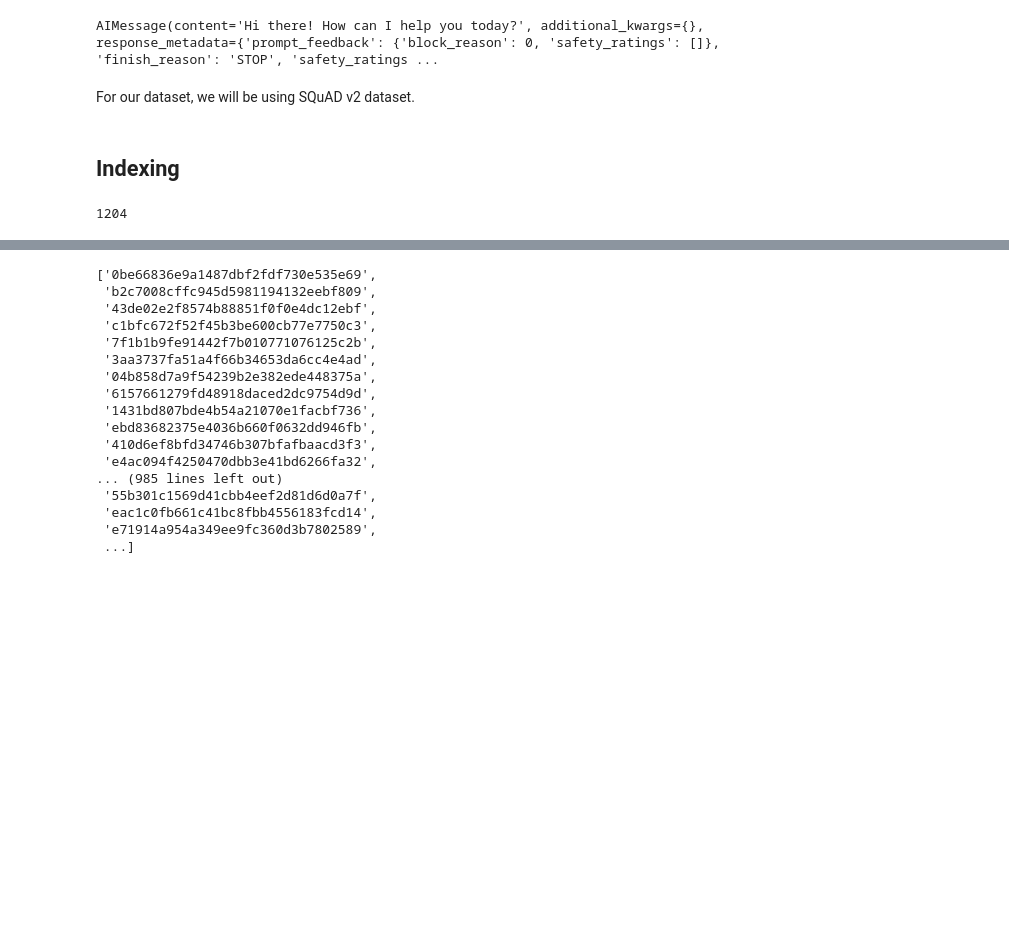
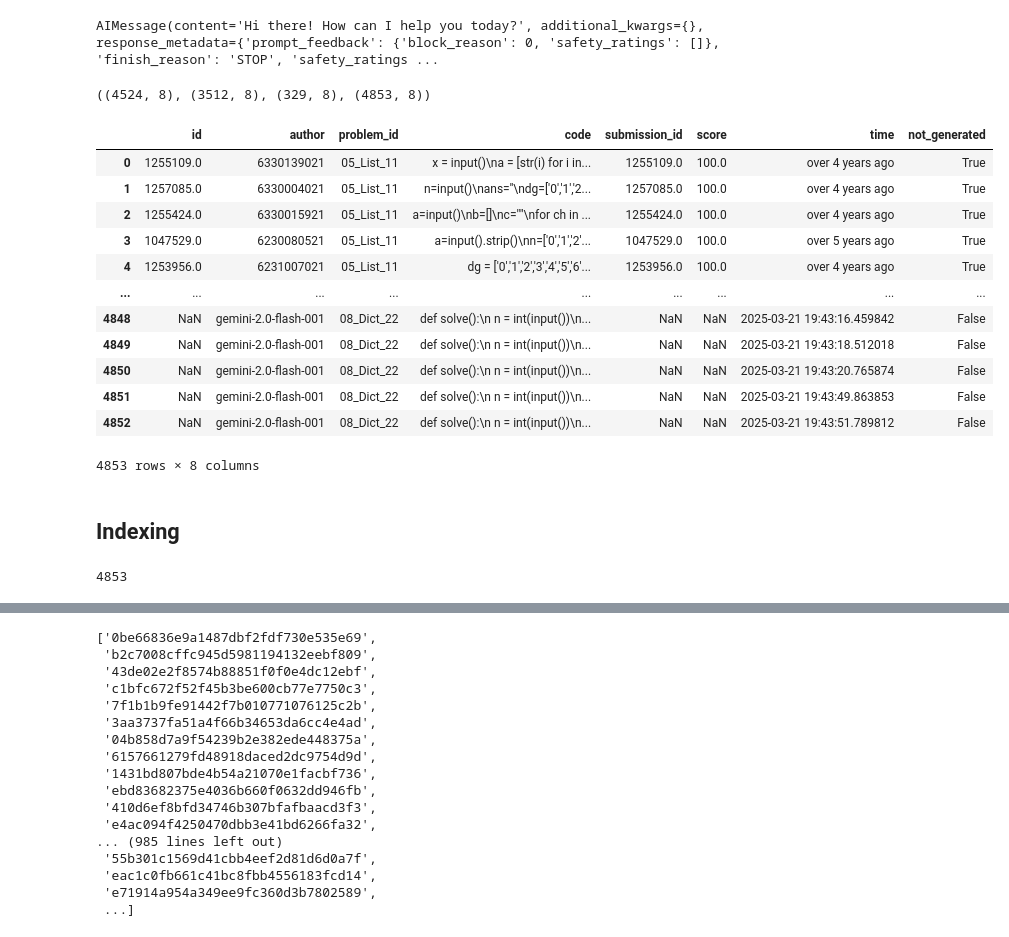
Before and after one commit to capstone-cp49/grader-rag, a Jupyter notebook: src/rag_prototype.ipynb, the cells around one changed output, grey strips where cells are left out. Cells and saved outputs as stored; diff of their text form; code cells hidden in the pictures; blank space fills up the shorter version.

```diff
--- a/src/rag_prototype.ipynb
+++ b/src/rag_prototype.ipynb
@@ -69,5 +69,3 @@ from langchain.retrievers.document_compressors import CrossEncoderReranker
 from langchain_community.cross_encoders import HuggingFaceCrossEncoder
 
 model = HuggingFaceCrossEncoder(model_name="Alibaba-NLP/gte-reranker-modernbert-base")
-# %% [markdown]
-For our dataset, we will be using SQuAD v2 dataset.
@@ -78,12 +72,48 @@ ds = datasets.load_dataset("rajpurkar/squad_v2", split="validation")
+# %%
+import pandas as pd
+
+submissions = pd.read_csv("./data/submissions.csv")
+submissions = submissions[submissions["score"] == 100.0]
+
+generated_submissions = pd.read_csv("./data/generated_submissions.csv")
+generated_submissions.drop_duplicates(subset="code", inplace=True)
+
+human_submissions = submissions[submissions["not_generated"] == True]
+sus_submissions = submissions[submissions["not_generated"] == False]
+
+rag_submissions = pd.concat([human_submissions, generated_submissions], ignore_index=True)
+
+human_submissions.shape, sus_submissions.shape, generated_submissions.shape, rag_submissions.shape
+# %% [output]
+((4524, 8), (3512, 8), (329, 8), (4853, 8))
+# %%
+rag_submissions
+# %% [output]
+|  | id | author | problem_id | code | submission_id | score | time | not_generated |
+| 0 | 1255109.0 | 6330139021 | 05_List_11 | x = input()\na = [str(i) for i in... | 1255109.0 | 100.0 | over 4 years ago | True |
+| 1 | 1257085.0 | 6330004021 | 05_List_11 | n=input()\nans=''\ndg=['0','1','2... | 1257085.0 | 100.0 | over 4 years ago | True |
+| 2 | 1255424.0 | 6330015921 | 05_List_11 | a=input()\nb=[]\nc=""\nfor ch in ... | 1255424.0 | 100.0 | over 4 years ago | True |
+| 3 | 1047529.0 | 6230080521 | 05_List_11 | a=input().strip()\nn=['0','1','2'... | 1047529.0 | 100.0 | over 5 years ago | True |
+| 4 | 1253956.0 | 6231007021 | 05_List_11 | dg = ['0','1','2','3','4','5','6'... | 1253956.0 | 100.0 | over 4 years ago | True |
+| ... | ... | ... | ... | ... | ... | ... | ... | ... |
+| 4848 | NaN | gemini-2.0-flash-001 | 08_Dict_22 | def solve():\n n = int(input())\n... | NaN | NaN | 2025-03-21 19:43:16.459842 | False |
+| 4849 | NaN | gemini-2.0-flash-001 | 08_Dict_22 | def solve():\n n = int(input())\n... | NaN | NaN | 2025-03-21 19:43:18.512018 | False |
+| 4850 | NaN | gemini-2.0-flash-001 | 08_Dict_22 | def solve():\n n = int(input())\n... | NaN | NaN | 2025-03-21 19:43:20.765874 | False |
+| 4851 | NaN | gemini-2.0-flash-001 | 08_Dict_22 | def solve():\n n = int(input())\n... | NaN | NaN | 2025-03-21 19:43:49.863853 | False |
+| 4852 | NaN | gemini-2.0-flash-001 | 08_Dict_22 | def solve():\n n = int(input())\n... | NaN | NaN | 2025-03-21 19:43:51.789812 | False |
+4853 rows × 8 columns
 # %% [markdown]
 ## Indexing
 # %%
 from langchain_core.documents import Document
-# %%
-all_docs = [Document(text) for text in  list(set(ds["context"]))]
-print(len(all_docs))
-# %% [output]
-1204
+# %%
+all_docs = [
+    Document(page_content=code, metadata={"author": author, "is_generated": not is_not_generated})
+    for code, author, is_not_generated in zip(list(rag_submissions["code"]), rag_submissions["author"], rag_submissions["not_generated"])
+]
+print(len(all_docs))
+# %% [output]
+4853
 # %%
 all_docs[0]
 # %% [output]
```
Also changed, not shown: parts of 7 cells of this notebook.
